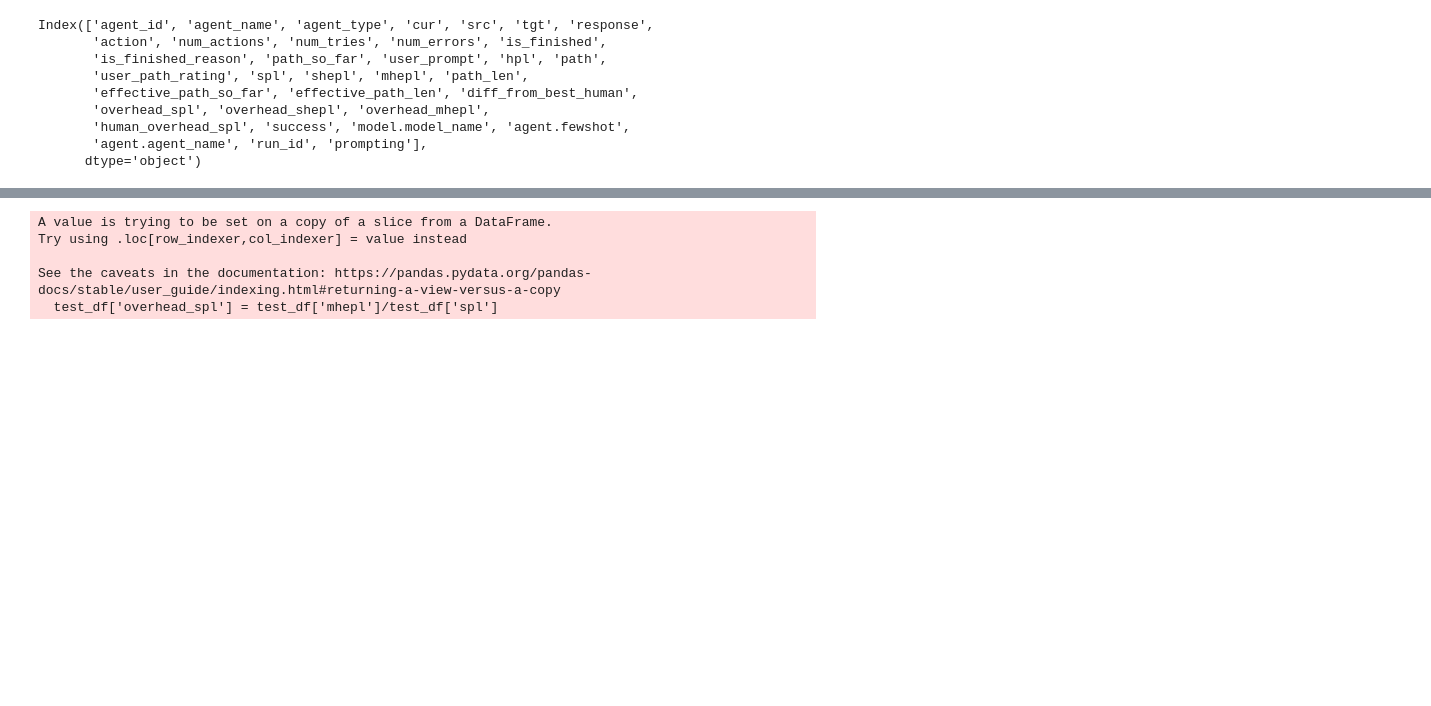
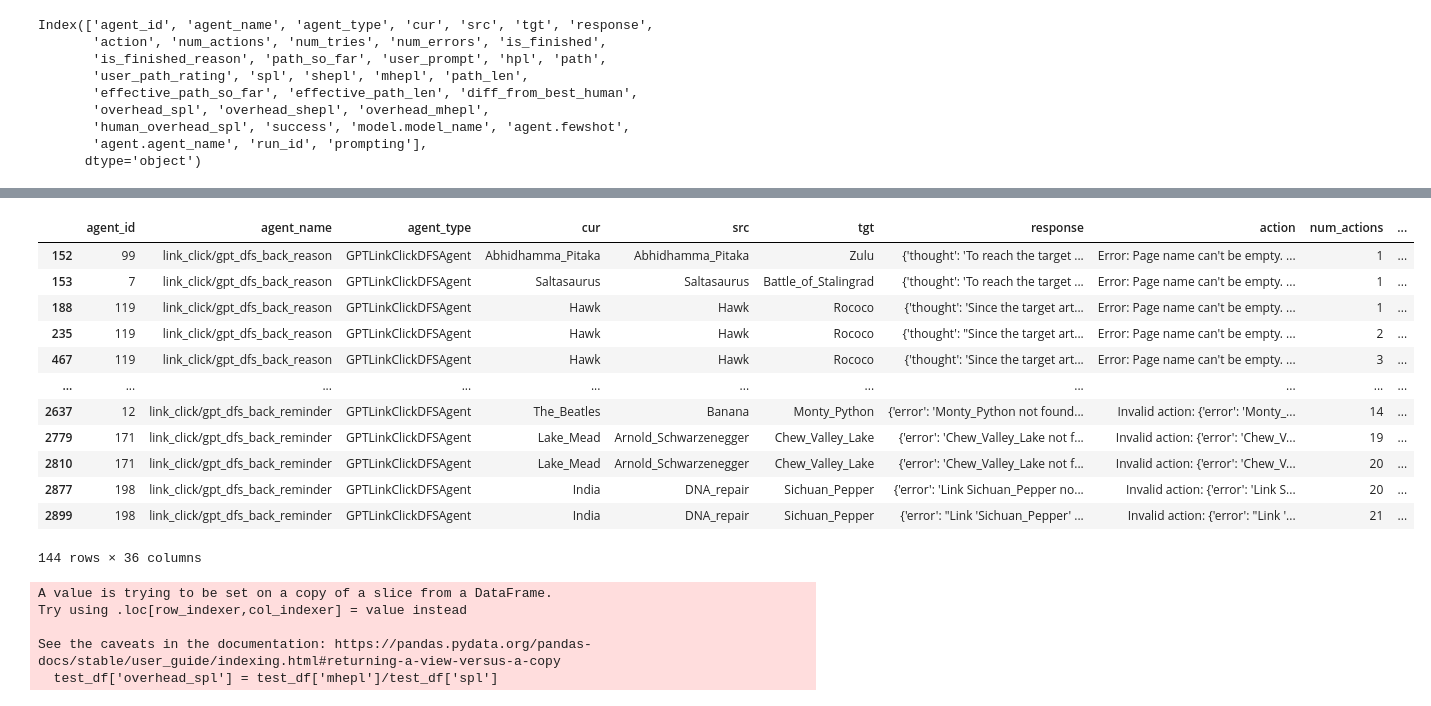
Before and after one commit to au-clan/WikiAgent, a Jupyter notebook: src/notebooks/data_analysis.ipynb, the cells around one changed output, grey strips where cells are left out. Saved outputs shown, nothing was run; the diff lists cells and outputs as text; code cells hidden in the pictures; blank space fills up the shorter version.

```diff
--- a/src/notebooks/data_analysis.ipynb
+++ b/src/notebooks/data_analysis.ipynb
@@ -280,3 +366,22 @@ IndexError: index 0 is out of bounds for axis 0 with size 0
+# %%
+all_runs_df[
+    (all_runs_df['model.model_name'] == 'gpt-3.5-turbo-1106') &
+    (all_runs_df['error_type'] == 'BadResponse')
+]
+# %% [output]
+|  | agent_id | agent_name | agent_type | cur | src | tgt | response | action | num_actions | ... |
+| 152 | 99 | link_click/gpt_dfs_back_reason | GPTLinkClickDFSAgent | Abhidhamma_Pitaka | Abhidhamma_Pitaka | Zulu | {'thought': 'To reach the target ... | Error: Page name can't be empty. ... | 1 | ... |
+| 153 | 7 | link_click/gpt_dfs_back_reason | GPTLinkClickDFSAgent | Saltasaurus | Saltasaurus | Battle_of_Stalingrad | {'thought': 'To reach the target ... | Error: Page name can't be empty. ... | 1 | ... |
+| 188 | 119 | link_click/gpt_dfs_back_reason | GPTLinkClickDFSAgent | Hawk | Hawk | Rococo | {'thought': 'Since the target art... | Error: Page name can't be empty. ... | 1 | ... |
+| 235 | 119 | link_click/gpt_dfs_back_reason | GPTLinkClickDFSAgent | Hawk | Hawk | Rococo | {'thought': "Since the target art... | Error: Page name can't be empty. ... | 2 | ... |
+| 467 | 119 | link_click/gpt_dfs_back_reason | GPTLinkClickDFSAgent | Hawk | Hawk | Rococo | {'thought': 'Since the target art... | Error: Page name can't be empty. ... | 3 | ... |
+| ... | ... | ... | ... | ... | ... | ... | ... | ... | ... | ... |
+| 2637 | 12 | link_click/gpt_dfs_back_reminder | GPTLinkClickDFSAgent | The_Beatles | Banana | Monty_Python | {'error': 'Monty_Python not found... | Invalid action: {'error': 'Monty_... | 14 | ... |
+| 2779 | 171 | link_click/gpt_dfs_back_reminder | GPTLinkClickDFSAgent | Lake_Mead | Arnold_Schwarzenegger | Chew_Valley_Lake | {'error': 'Chew_Valley_Lake not f... | Invalid action: {'error': 'Chew_V... | 19 | ... |
+| 2810 | 171 | link_click/gpt_dfs_back_reminder | GPTLinkClickDFSAgent | Lake_Mead | Arnold_Schwarzenegger | Chew_Valley_Lake | {'error': 'Chew_Valley_Lake not f... | Invalid action: {'error': 'Chew_V... | 20 | ... |
+| 2877 | 198 | link_click/gpt_dfs_back_reminder | GPTLinkClickDFSAgent | India | DNA_repair | Sichuan_Pepper | {'error': 'Link Sichuan_Pepper no... | Invalid action: {'error': 'Link S... | 20 | ... |
+| 2899 | 198 | link_click/gpt_dfs_back_reminder | GPTLinkClickDFSAgent | India | DNA_repair | Sichuan_Pepper | {'error': "Link 'Sichuan_Pepper' ... | Invalid action: {'error': "Link '... | 21 | ... |
+144 rows × 36 columns
 # %%
 lines = ["-","--","-.",":", "-","--","-.",":"]
 colors = ['b', 'g', 'r', 'm', 'y', 'k', 'c']
```
Also changed, not shown: parts of 4 cells of this notebook, 38 other files.
